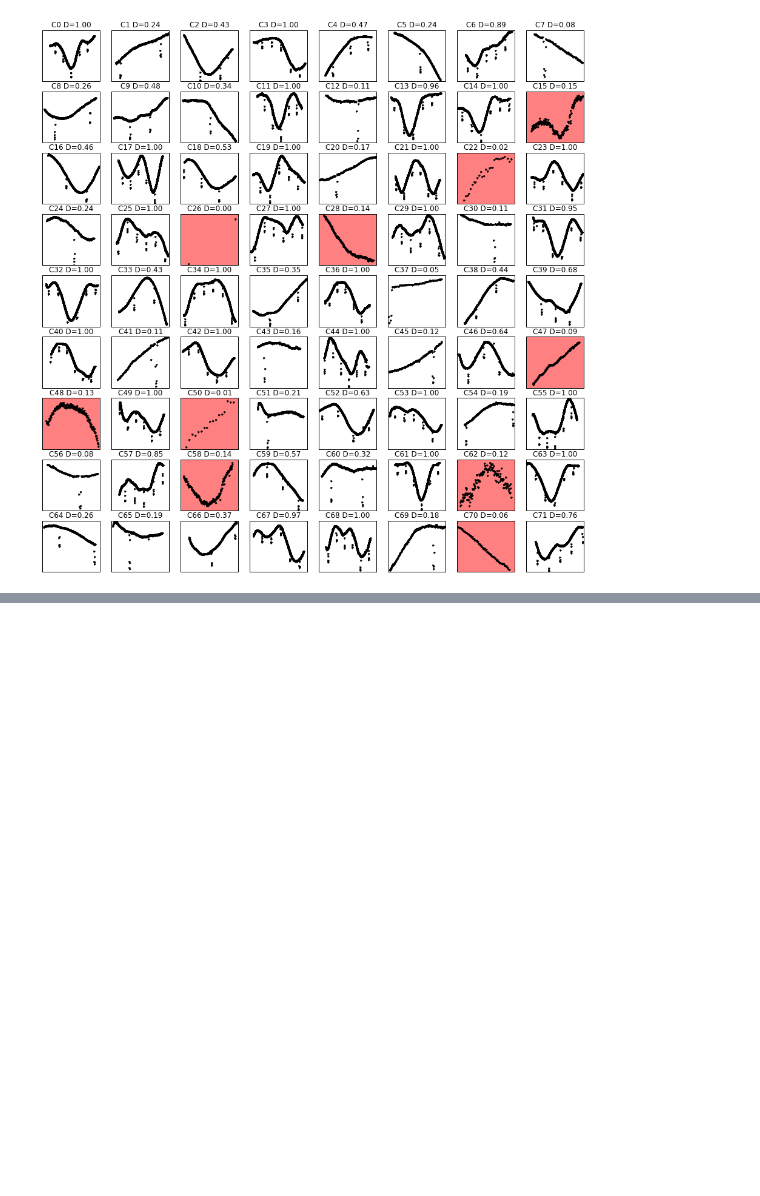
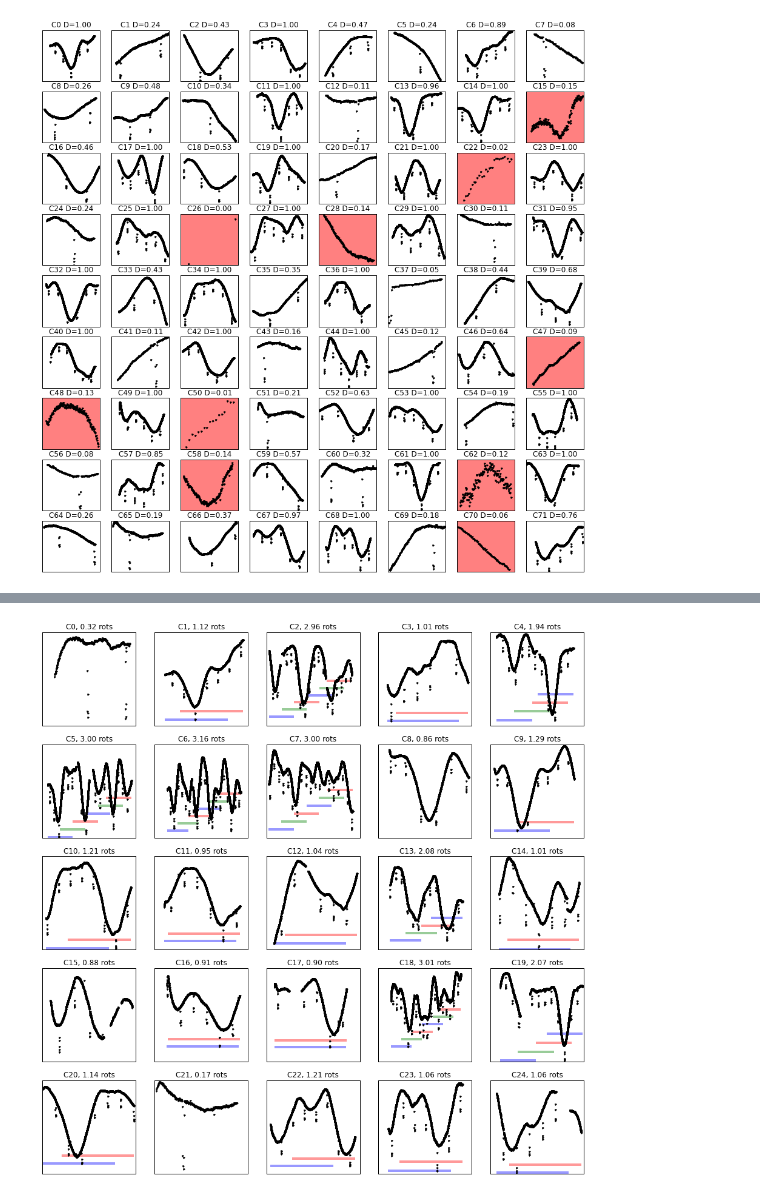
Before and after one commit to bmorris3/hat-11, a Jupyter notebook: data/chunking.ipynb, the cells around one changed output, grey strips where cells are left out. Saved outputs shown, nothing was run; the diff lists cells and outputs as text; code cells hidden in the pictures; blank space fills up the shorter version.

```diff
--- a/data/chunking.ipynb
+++ b/data/chunking.ipynb
@@ -146,0 +258,49 @@ plt.show()
+# %%
+fig = plt.figure(figsize=(16, 16))
+gs = gridspec.GridSpec(5, 5)
+ax = [plt.subplot(gs_axis) for gs_axis in gs]
+
+time_index_boundaries = np.concatenate([[0], sorted_gap_inds, [len(long_lc.times.jd)]])
+rotation_fraction = 0.9
+for i in range(len(time_index_boundaries) - 1):
+    start, end = time_index_boundaries[i]+1, time_index_boundaries[i+1]
+    times = long_lc.times.jd[sort_by_time][start:end]
+    fluxes = long_lc.fluxes[sort_by_time][start:end]
+
+    time_range = (times.max() - times.min())/rotation_period
+
+    transit_model = generate_fiducial_model_lc_short(times,
+                                                     2454605.89167, 0.00348,
+                                                     0.1029, 0.295)
+    transits_in_chunk = (transit_model != 1).any()
+
+    if 1 < (times.max() - times.min()) / (rotation_fraction*rotation_period) < 2:
+        ax[i].hlines(xmin=times.min(),
+                     xmax=times.min() + rotation_fraction*rotation_period,
+                     y=fluxes.min(), color='b', lw=4, alpha=0.4)
+
+        ax[i].hlines(xmin=times.max() - rotation_fraction*rotation_period,
+                     xmax=times.max(),
+                     y=fluxes.min() + (fluxes.max()-fluxes.min())/10,
+                     color='r', lw=4, alpha=0.4)
+
+    elif (times.max() - times.min()) / (rotation_fraction*rotation_period) > 2:
+        colorwheel = ['b', 'g', 'r']
+        n_rotations = np.floor((times.max() - times.min()) / (rotation_fraction*rotation_period))
+        for j in range(2*int(n_rotations) - 1):
+            ax[i].hlines(fluxes.min() + j*(fluxes.max()-fluxes.min())/10,
+                         xmin=times.min() + j*0.5*rotation_fraction*rotation_period,
+                         xmax=times.min() + (j*0.5 + 1)*rotation_fraction*rotation_period,
+                         color=colorwheel[j % len(colorwheel)], lw=4, alpha=0.4)
+        ax[i].hlines(fluxes.min() + (j+1)*(fluxes.max()-fluxes.min())/10,
+             xmin=times.max() - rotation_fraction*rotation_period,
+             xmax=times.max(),
+             color=colorwheel[(j+1) % len(colorwheel)], lw=4, alpha=0.4)
+
+    ax[i].plot(times, fluxes, 'k.')
+    ax[i].set(yticks=[], xticks=[],
+              title='C{0}, {1:.2f} rots'.format(i, time_range),
+              axis_bgcolor='w' if transits_in_chunk else 'gray')
+plt.show()
+# %% [output]
+[figure, added]
```
Also changed, not shown: parts of 5 cells of this notebook, 1 other file.
